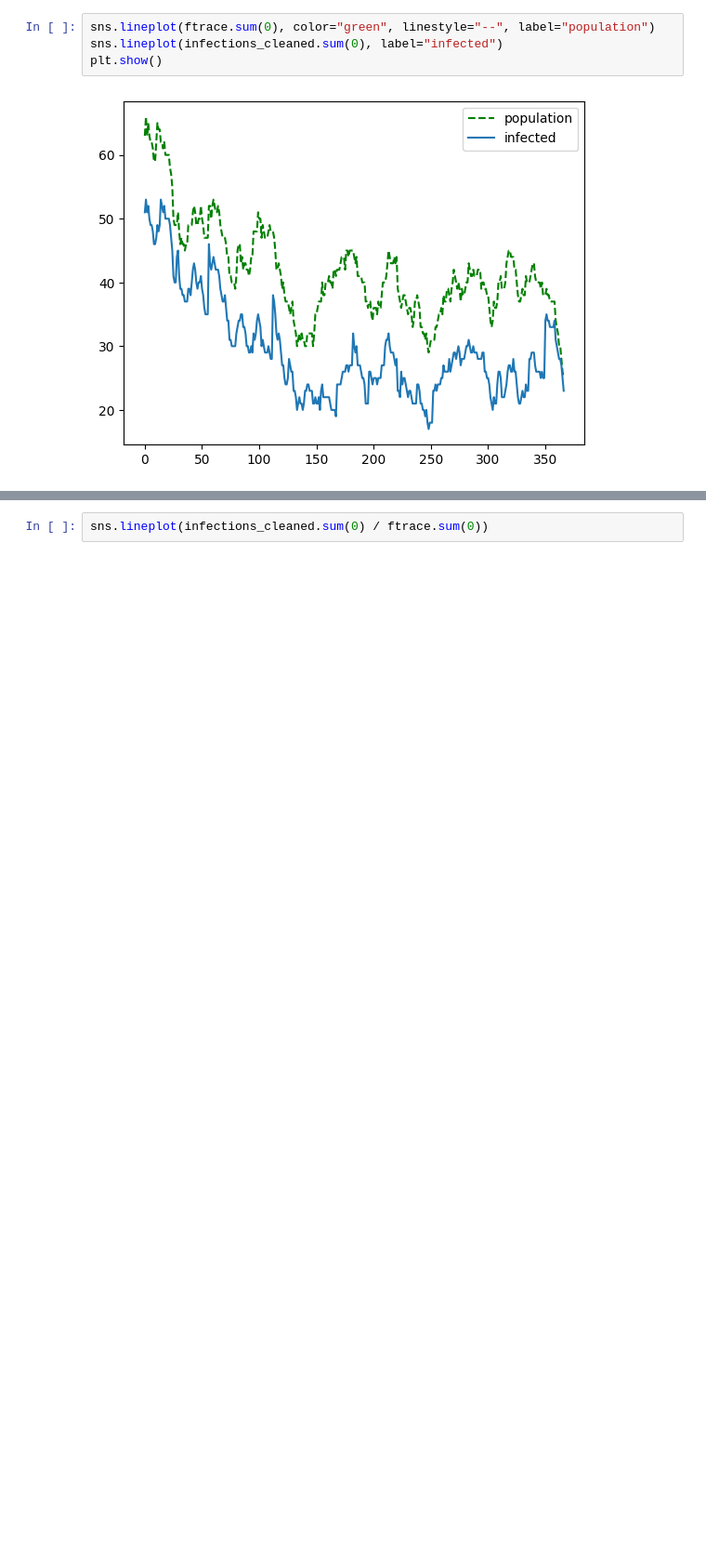
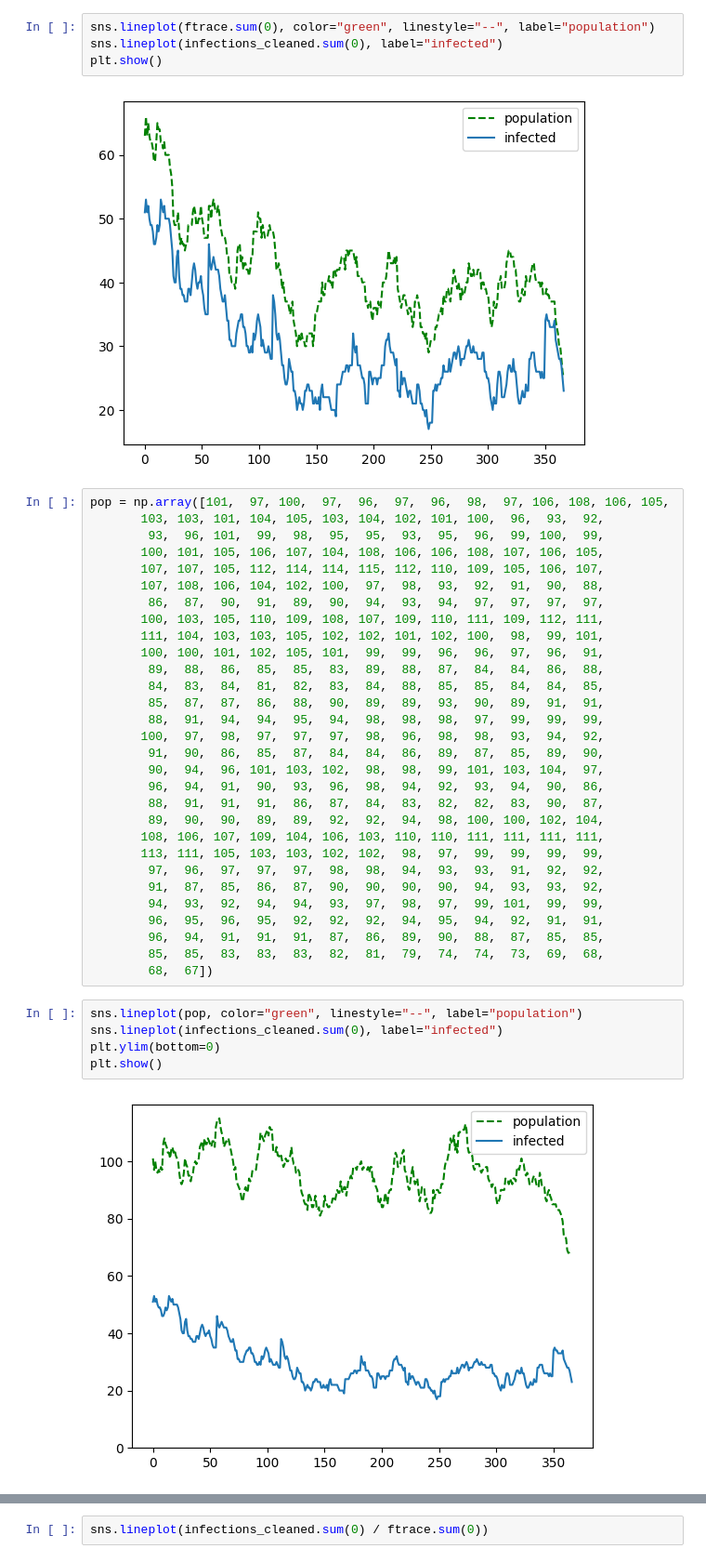
Before and after one commit to epibayes/np-epid, a Jupyter notebook: notebooks/crkp_preprocess.ipynb, the cells around one changed output, grey strips where cells are left out. Shown: that part at 93% size. Saved outputs shown, nothing was run; the diff lists cells and outputs as text; blank space fills up the shorter version.

```diff
--- a/notebooks/crkp_preprocess.ipynb
+++ b/notebooks/crkp_preprocess.ipynb
@@ -70,3 +70,40 @@ sns.lineplot(infections_cleaned.sum(0), label="infected")
 plt.show()
 # %% [output]
 [figure]
+# %%
+pop = np.array([101,  97, 100,  97,  96,  97,  96,  98,  97, 106, 108, 106, 105,
+       103, 103, 101, 104, 105, 103, 104, 102, 101, 100,  96,  93,  92,
+        93,  96, 101,  99,  98,  95,  95,  93,  95,  96,  99, 100,  99,
+       100, 101, 105, 106, 107, 104, 108, 106, 106, 108, 107, 106, 105,
+       107, 107, 105, 112, 114, 114, 115, 112, 110, 109, 105, 106, 107,
+       107, 108, 106, 104, 102, 100,  97,  98,  93,  92,  91,  90,  88,
+        86,  87,  90,  91,  89,  90,  94,  93,  94,  97,  97,  97,  97,
+       100, 103, 105, 110, 109, 108, 107, 109, 110, 111, 109, 112, 111,
+       111, 104, 103, 103, 105, 102, 102, 101, 102, 100,  98,  99, 101,
+       100, 100, 101, 102, 105, 101,  99,  99,  96,  96,  97,  96,  91,
+        89,  88,  86,  85,  85,  83,  89,  88,  87,  84,  84,  86,  88,
+        84,  83,  84,  81,  82,  83,  84,  88,  85,  85,  84,  84,  85,
+        85,  87,  87,  86,  88,  90,  89,  89,  93,  90,  89,  91,  91,
+        88,  91,  94,  94,  95,  94,  98,  98,  98,  97,  99,  99,  99,
+       100,  97,  98,  97,  97,  97,  98,  96,  98,  98,  93,  94,  92,
+        91,  90,  86,  85,  87,  84,  84,  86,  89,  87,  85,  89,  90,
+        90,  94,  96, 101, 103, 102,  98,  98,  99, 101, 103, 104,  97,
+        96,  94,  91,  90,  93,  96,  98,  94,  92,  93,  94,  90,  86,
+        88,  91,  91,  91,  86,  87,  84,  83,  82,  82,  83,  90,  87,
+        89,  90,  90,  89,  89,  92,  92,  94,  98, 100, 100, 102, 104,
+       108, 106, 107, 109, 104, 106, 103, 110, 110, 111, 111, 111, 111,
+       113, 111, 105, 103, 103, 102, 102,  98,  97,  99,  99,  99,  99,
+        97,  96,  97,  97,  97,  98,  98,  94,  93,  93,  91,  92,  92,
+        91,  87,  85,  86,  87,  90,  90,  90,  90,  94,  93,  93,  92,
+        94,  93,  92,  94,  94,  93,  97,  98,  97,  99, 101,  99,  99,
+        96,  95,  96,  95,  92,  92,  92,  94,  95,  94,  92,  91,  91,
+        96,  94,  91,  91,  91,  87,  86,  89,  90,  88,  87,  85,  85,
+        85,  85,  83,  83,  83,  82,  81,  79,  74,  74,  73,  69,  68,
+        68,  67])
+# %%
+sns.lineplot(pop, color="green", linestyle="--", label="population")
+sns.lineplot(infections_cleaned.sum(0), label="infected")
+plt.ylim(bottom=0)
+plt.show()
+# %% [output]
+[figure, added]
```
Also changed, not shown: parts of 2 cells of this notebook, 5 other files.
